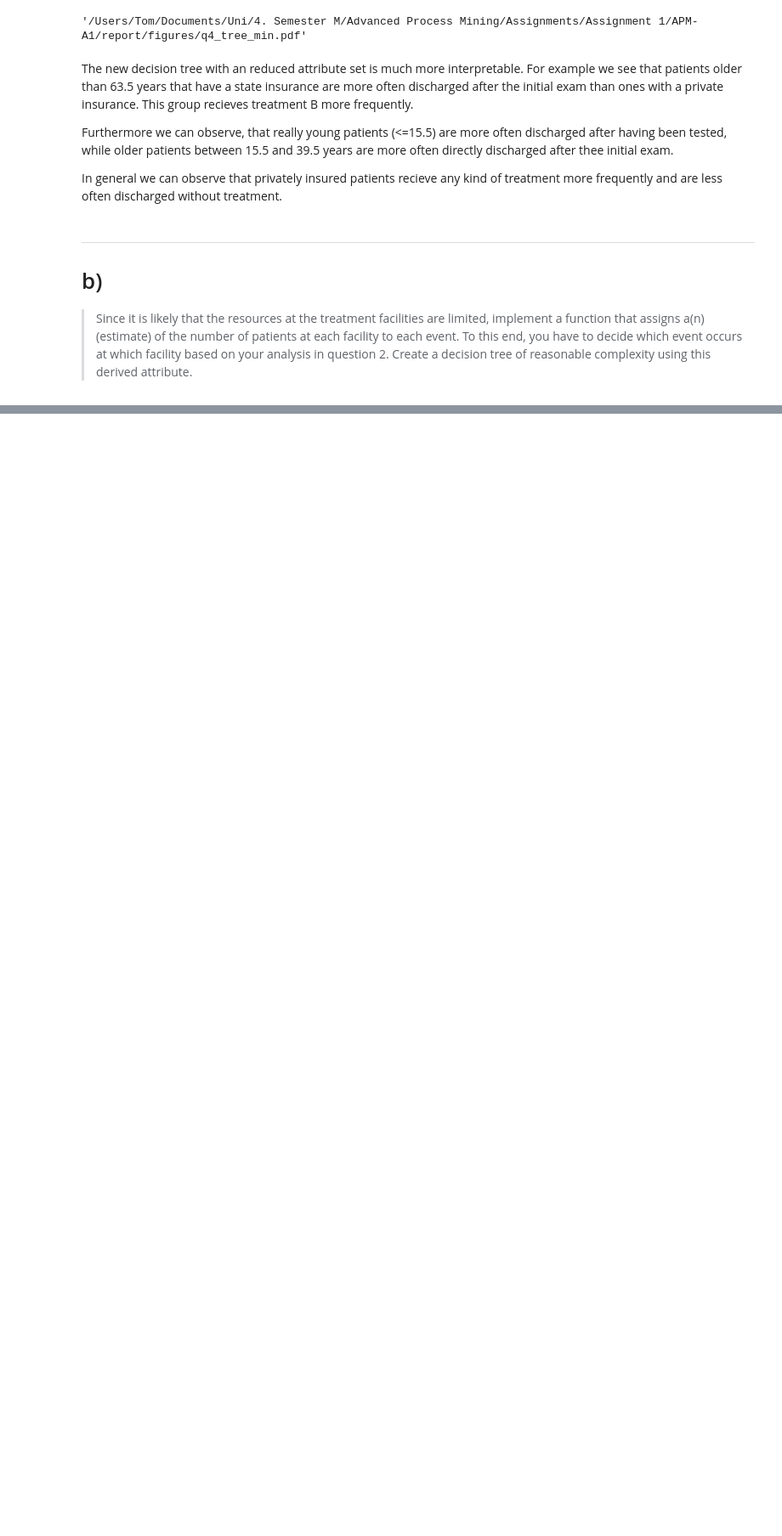
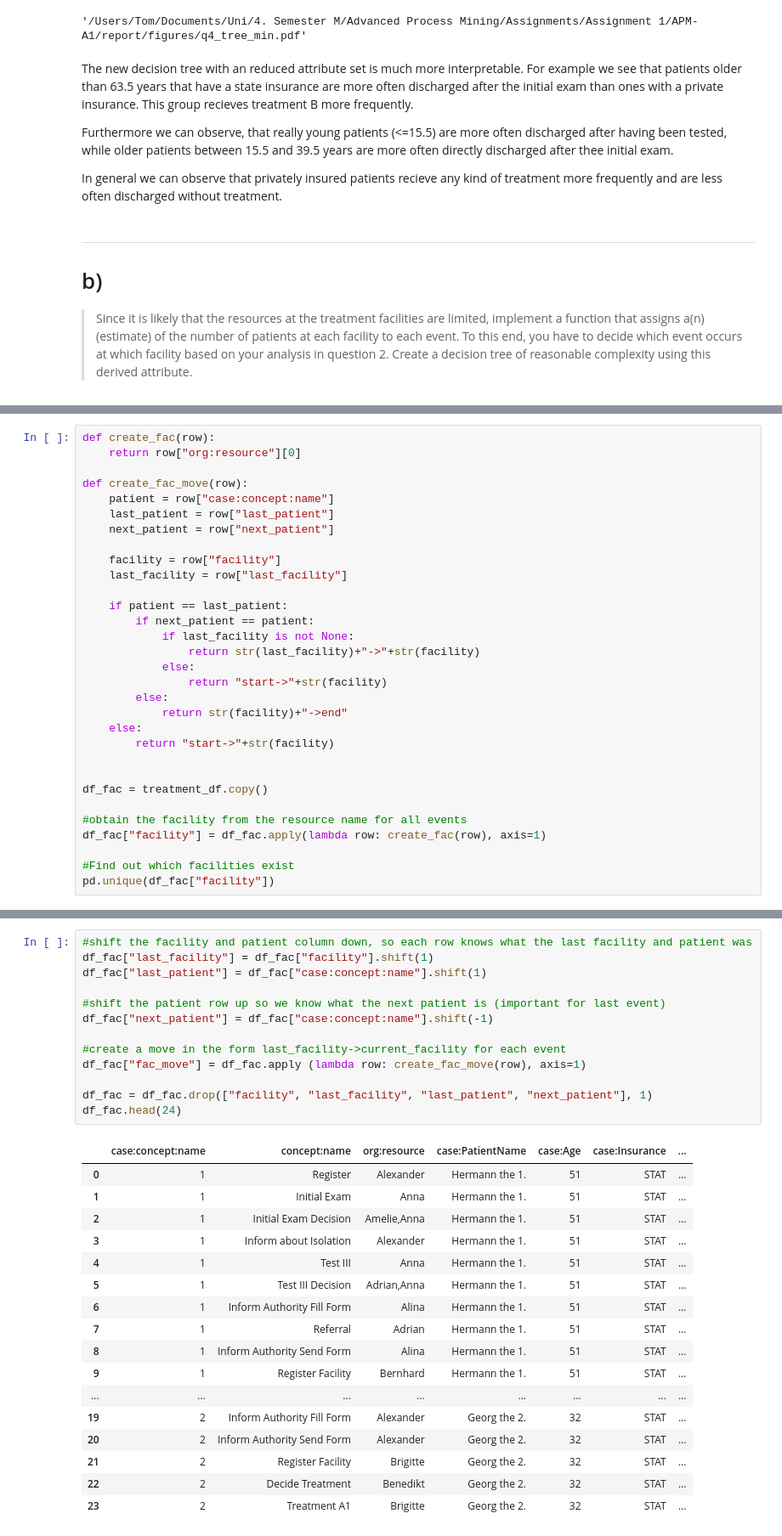
Before and after one commit to brunompacheco/APM-A1, a Jupyter notebook: notebooks/Q4_Decision_Points.ipynb, the cells around one changed output, grey strips where cells are left out. Shown: that part at 85% size. Saved outputs shown, nothing was run; the diff lists cells and outputs as text; blank space fills up the shorter version.

```diff
--- a/notebooks/Q4_Decision_Points.ipynb
+++ b/notebooks/Q4_Decision_Points.ipynb
@@ -200,0 +207,31 @@ In general we can observe that privately insured patients recieve any kind of tr
+# %%
+def create_fac(row):
+    return row["org:resource"][0]
+
+def create_fac_move(row):
+    patient = row["case:concept:name"]
+    last_patient = row["last_patient"]
+    next_patient = row["next_patient"]
+
+    facility = row["facility"]
+    last_facility = row["last_facility"]
+
+    if patient == last_patient:
+        if next_patient == patient:
+            if last_facility is not None:
+                return str(last_facility)+"->"+str(facility)
+            else:
+                return "start->"+str(facility)
+        else:
+            return str(facility)+"->end"
+    else:
+        return "start->"+str(facility)
+
+
+df_fac = treatment_df.copy()
+
+#obtain the facility from the resource name for all events
+df_fac["facility"] = df_fac.apply(lambda row: create_fac(row), axis=1)
+
+#Find out which facilities exist
+pd.unique(df_fac["facility"])
@@ -200,0 +240,31 @@ In general we can observe that privately insured patients recieve any kind of tr
+# %%
+#shift the facility and patient column down, so each row knows what the last facility and patient was
+df_fac["last_facility"] = df_fac["facility"].shift(1)
+df_fac["last_patient"] = df_fac["case:concept:name"].shift(1)
+
+#shift the patient row up so we know what the next patient is (important for last event)
+df_fac["next_patient"] = df_fac["case:concept:name"].shift(-1)
+
+#create a move in the form last_facility->current_facility for each event
+df_fac["fac_move"] = df_fac.apply (lambda row: create_fac_move(row), axis=1)
+
+df_fac = df_fac.drop(["facility", "last_facility", "last_patient", "next_patient"], 1)
+df_fac.head(24)
+# %% [output]
+|  | case:concept:name | concept:name | org:resource | case:PatientName | case:Age | case:Insurance | ... |
+| 0 | 1 | Register | Alexander | Hermann the 1. | 51 | STAT | ... |
+| 1 | 1 | Initial Exam | Anna | Hermann the 1. | 51 | STAT | ... |
+| 2 | 1 | Initial Exam Decision | Amelie,Anna | Hermann the 1. | 51 | STAT | ... |
+| 3 | 1 | Inform about Isolation | Alexander | Hermann the 1. | 51 | STAT | ... |
+| 4 | 1 | Test III | Anna | Hermann the 1. | 51 | STAT | ... |
+| 5 | 1 | Test III Decision | Adrian,Anna | Hermann the 1. | 51 | STAT | ... |
+| 6 | 1 | Inform Authority Fill Form | Alina | Hermann the 1. | 51 | STAT | ... |
+| 7 | 1 | Referral | Adrian | Hermann the 1. | 51 | STAT | ... |
+| 8 | 1 | Inform Authority Send Form | Alina | Hermann the 1. | 51 | STAT | ... |
+| 9 | 1 | Register Facility | Bernhard | Hermann the 1. | 51 | STAT | ... |
+| ... | ... | ... | ... | ... | ... | ... | ... |
+| 19 | 2 | Inform Authority Fill Form | Alexander | Georg the 2. | 32 | STAT | ... |
+| 20 | 2 | Inform Authority Send Form | Alexander | Georg the 2. | 32 | STAT | ... |
+| 21 | 2 | Register Facility | Brigitte | Georg the 2. | 32 | STAT | ... |
+| 22 | 2 | Decide Treatment | Benedikt | Georg the 2. | 32 | STAT | ... |
+| 23 | 2 | Treatment A1 | Brigitte | Georg the 2. | 32 | STAT | ... |
```
Also changed, not shown: parts of 9 cells of this notebook, 3 other files.
